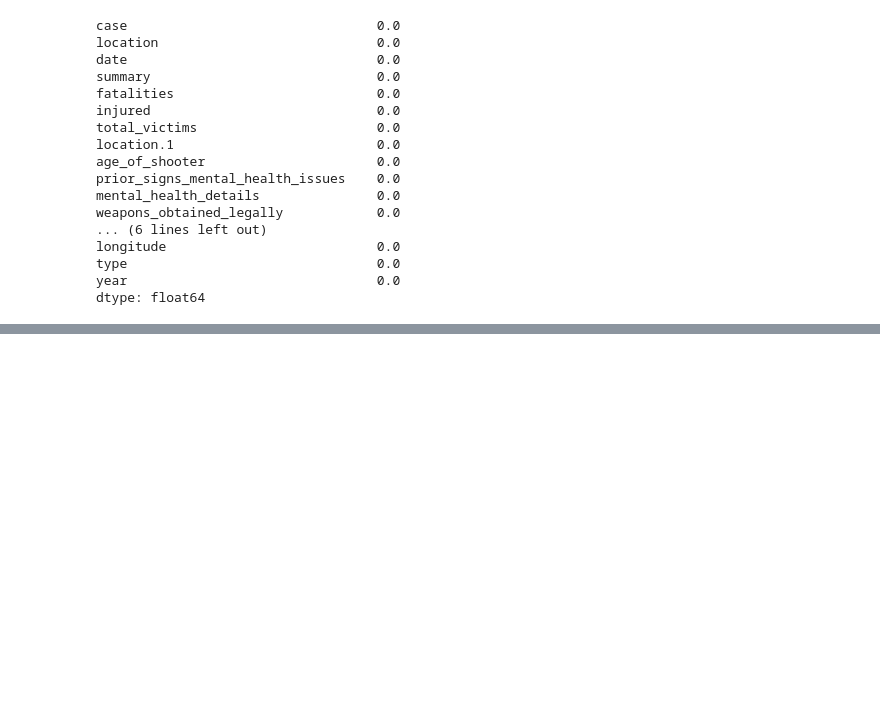
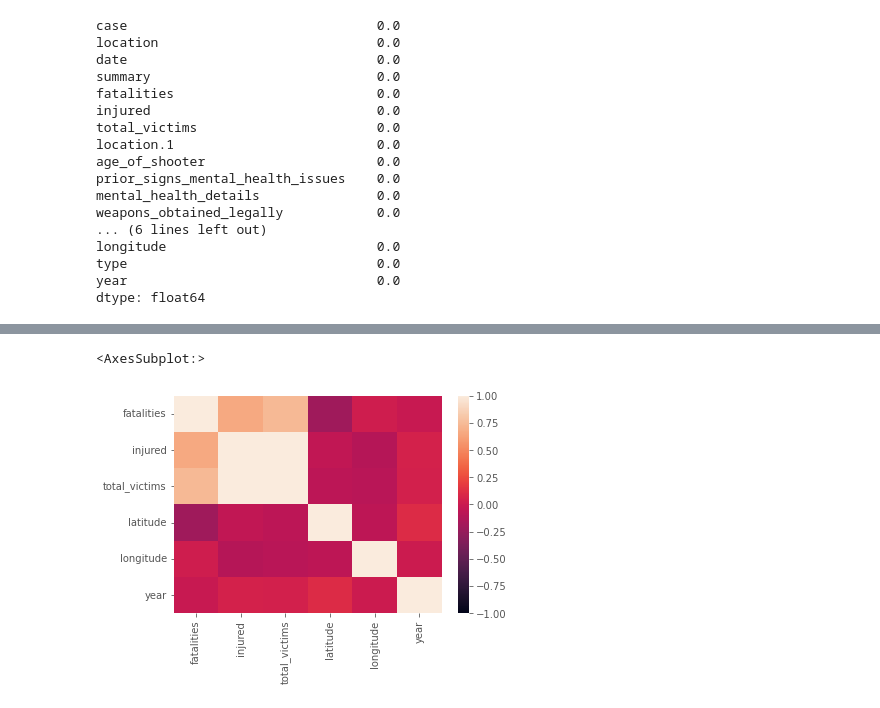
Before and after one commit to AlexAbdullah/project_redux, a Jupyter notebook: kt_mass_shooting_analysis.ipynb, the cells around one changed output, grey strips where cells are left out. Saved outputs shown, nothing was run; the diff lists cells and outputs as text; code cells hidden in the pictures; blank space fills up the shorter version.

```diff
--- a/kt_mass_shooting_analysis.ipynb
+++ b/kt_mass_shooting_analysis.ipynb
@@ -99,0 +120,6 @@ fatality_per_year.plot(kind='line',x='year',y='fatalities',figsize=(15,5))
+# %%
+# Create a heatmap from the correlation values and adjust the scale
+sns.heatmap(shootings_df_cleaned_corr, vmin=-1, vmax=1)
+# %% [output]
+<AxesSubplot:>
+[figure, added]
```
Also changed, not shown: parts of 21 cells of this notebook.
